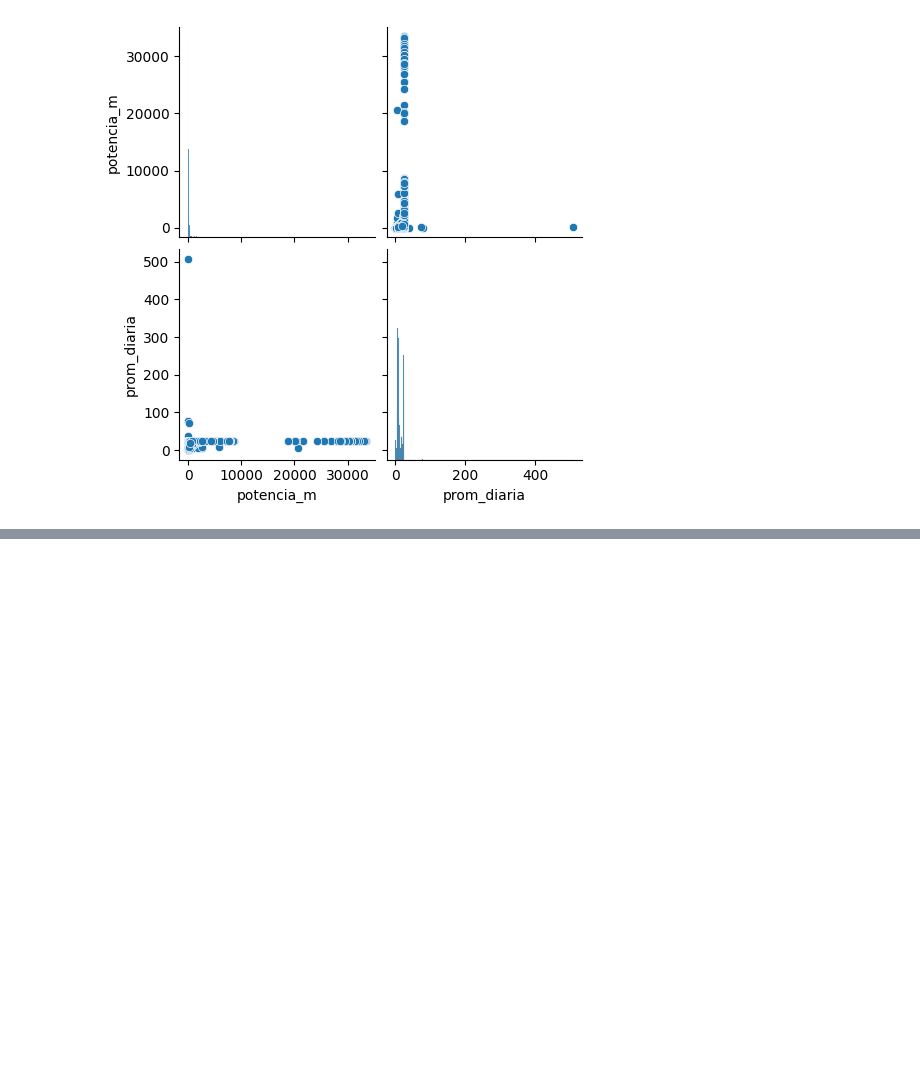
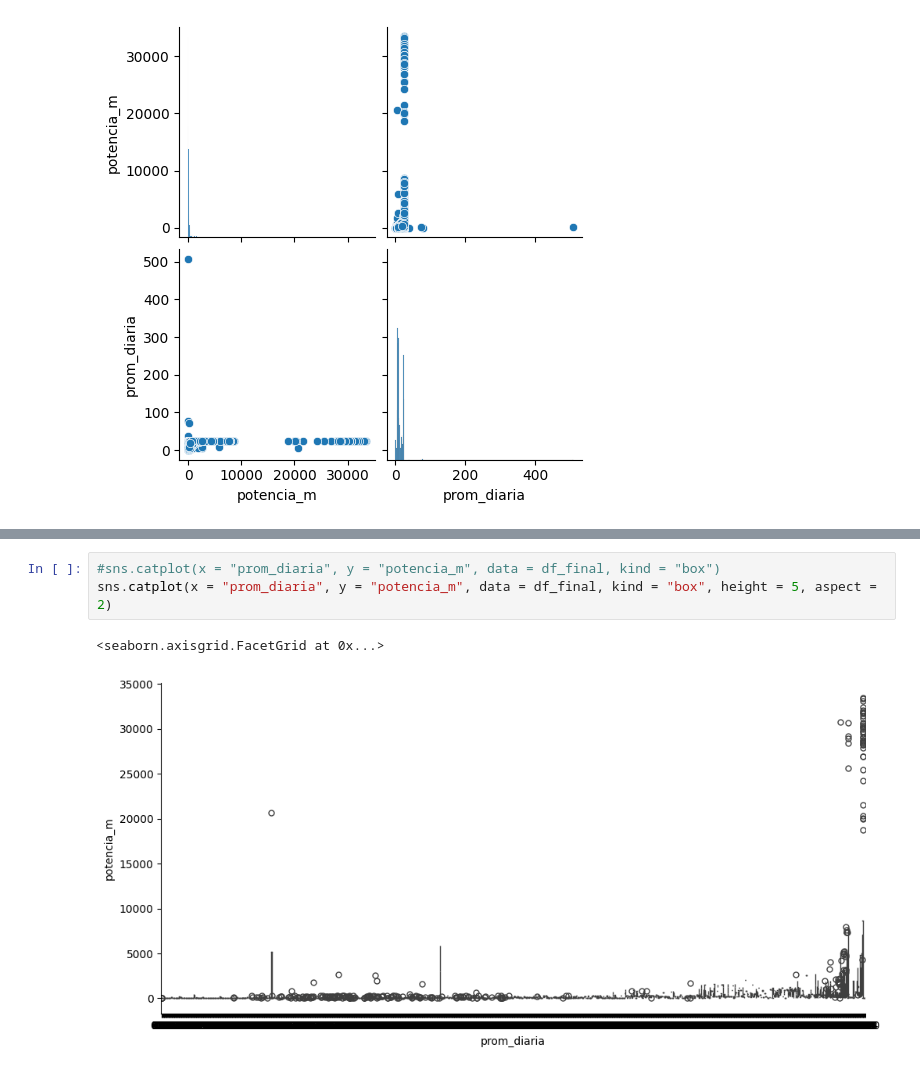
Before and after one commit to gluoneros/talentoTech, a Jupyter notebook: ProyectoFinal.ipynb, the cells around one changed output, grey strips where cells are left out. Saved outputs shown, nothing was run; the diff lists cells and outputs as text; blank space fills up the shorter version.

```diff
--- a/ProyectoFinal.ipynb
+++ b/ProyectoFinal.ipynb
@@ -377,0 +374,6 @@ sns.boxplot(x=df_final['prom_diaria'])
+# %%
+#sns.catplot(x = "prom_diaria", y = "potencia_m", data = df_final, kind = "box")
+sns.catplot(x = "prom_diaria", y = "potencia_m", data = df_final, kind = "box", height = 5, aspect = 2)
+# %% [output]
+<seaborn.axisgrid.FacetGrid at 0x...>
+[figure, added]
```
Also changed, not shown: parts of 7 cells of this notebook.
